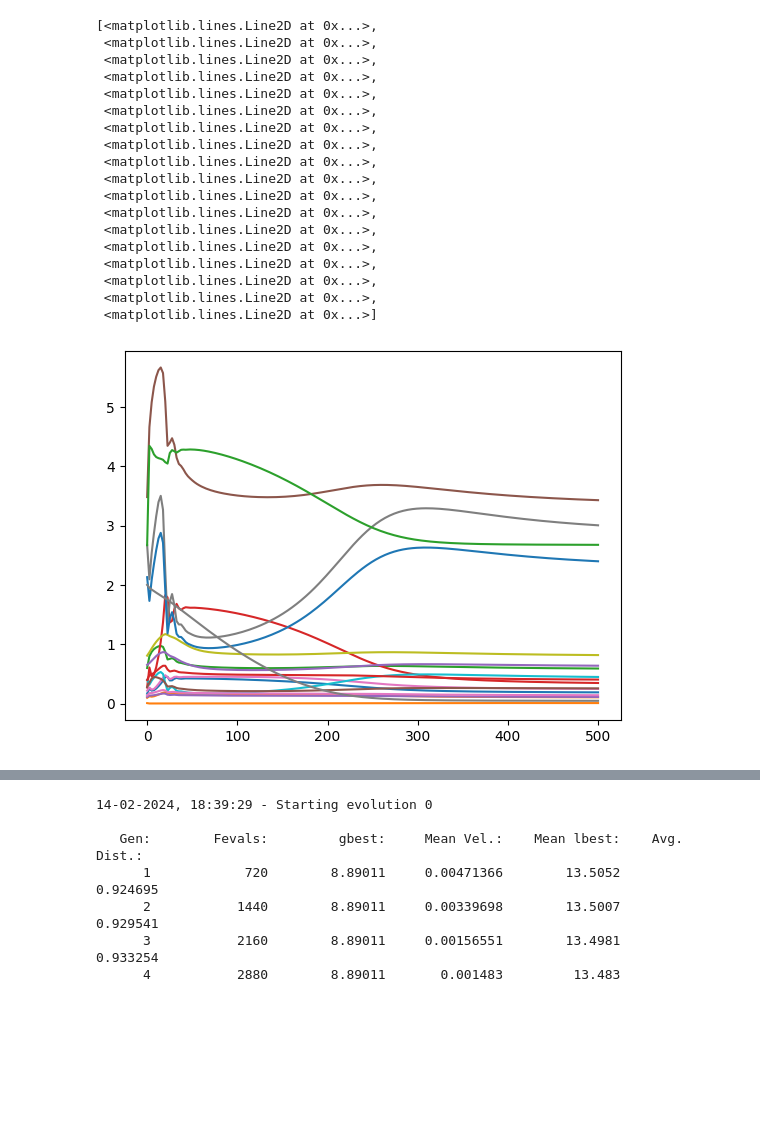
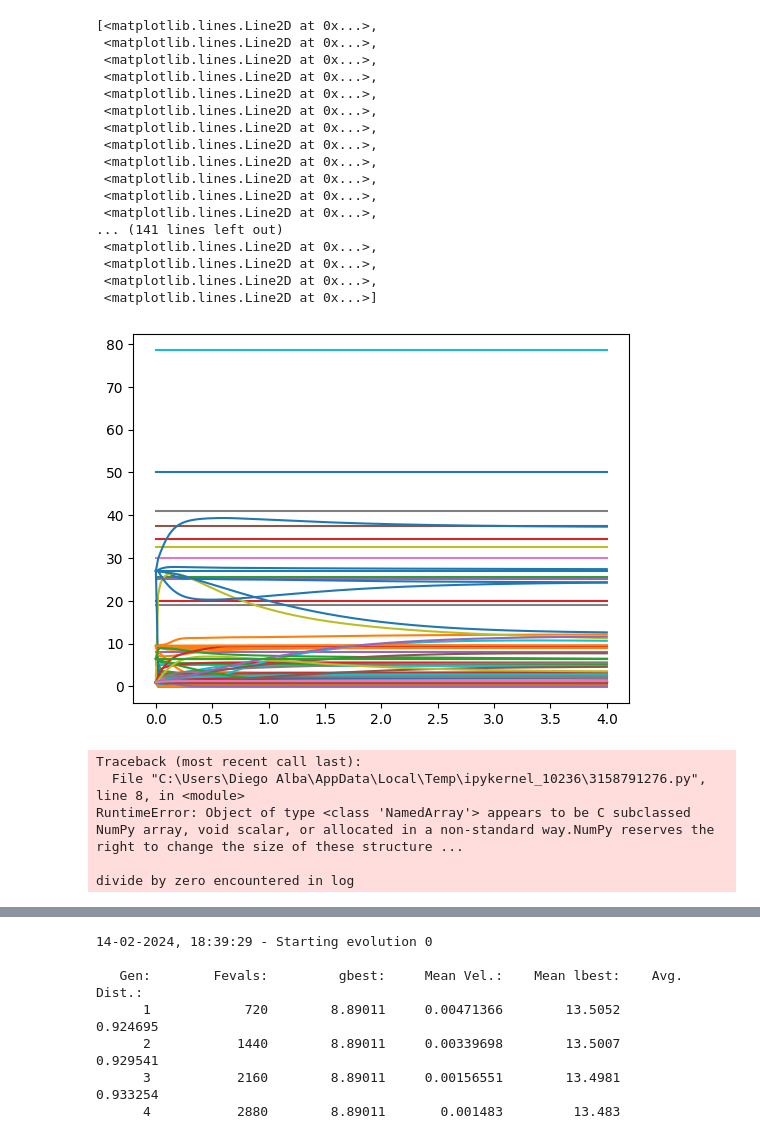
Before and after one commit to carothersresearch/ECFERS, a Jupyter notebook: run_fit_constrain.ipynb, the cells around one changed output, grey strips where cells are left out. Drawn from its saved outputs; the diff is of its cells as text; code cells hidden in the pictures; blank space fills up the shorter version.

Commit message:
SBMLGlobalFit upgrade and placeholder model

```diff
--- a/run_fit_constrain.ipynb
+++ b/run_fit_constrain.ipynb
@@ -5,12 +5,14 @@ import tellurium as te
 import numpy as np
 import pygmo as pg
 import matplotlib.pyplot as plt
+import pandas as pd
+from src.thermo_calculations.equilibrium_constants import keq_from_kegg
 
 # some SBML model
 # modelfile = '/gscratch/cheme/dalba/repos/ECFERS/models/b2.xml'
-modelfile = 'src/frenda_brenda/Examples/model_placeholder.txt'
+modelfile = 'models/model_placeholder.sbml' # filled nan values with 1 for now
 
-r = te.loada(modelfile)
+r = te.loadSBMLModel(modelfile)
 # r = te.loadSBMLModel(r.getParamPromotedSBML(r.getSBML()))
 
 # bin_model = 'model.b'
@@ -94,31 +23,30 @@ array([-1.06452521e+00,  4.64435145e-01, -6.51208269e-02,  5.29555972e-01,
 # %%
 # new_parameter_values = parameter_values*np.random.uniform(0, 1, len(parameter_values))
 # r.model.setGlobalParameterValues(parameter_values)
 
-result = r.simulate(0, 500, 200)
+result = r.simulate(0, 4, 200)
 r.reset()
 plt.plot(result[:,0], result[:,1:])
 #plt.yscale('log')
 # %% [output]
 [<matplotlib.lines.Line2D at 0x...>,
  <matplotlib.lines.Line2D at 0x...>,
  <matplotlib.lines.Line2D at 0x...>,
  <matplotlib.lines.Line2D at 0x...>,
  <matplotlib.lines.Line2D at 0x...>,
  <matplotlib.lines.Line2D at 0x...>,
  <matplotlib.lines.Line2D at 0x...>,
  <matplotlib.lines.Line2D at 0x...>,
  <matplotlib.lines.Line2D at 0x...>,
  <matplotlib.lines.Line2D at 0x...>,
  <matplotlib.lines.Line2D at 0x...>,
  <matplotlib.lines.Line2D at 0x...>,
- <matplotlib.lines.Line2D at 0x...>,
- <matplotlib.lines.Line2D at 0x...>,
+... (141 lines left out)
  <matplotlib.lines.Line2D at 0x...>,
  <matplotlib.lines.Line2D at 0x...>,
  <matplotlib.lines.Line2D at 0x...>,
  <matplotlib.lines.Line2D at 0x...>]
-[figure, old version]
+[figure, new version]
 # %%
 class SBMLGlobalFit:
 
@@ -210,0 +163,27 @@ prob = pg.problem(myprob)
+# %%
+# pick a number of data points to fit to
+settings = {'fit_to_cols':list(np.random.choice(r.getNumFloatingSpecies(),(r.getNumFloatingSpecies()//1),replace=False))}
+settings['fit_to_rows'] = list(map(int, np.linspace(0,199-1,10)))
+settings['simulation'] = {'start':0, 'end':4, 'points':200}
+
+# get all the parameters that can vary
+kinetics_labels = [p for p in r.getGlobalParameterIds() if np.any([k in p for k in ['Km','Kcat','Ki','G1']])]
+species_labels = np.array(r.getFullStoichiometryMatrix().rownames);
+metabolites_index = ['EC' not in label for label in species_labels]
+metabolites_labels = species_labels[metabolites_index]
+parameter_labels = kinetics_labels + list(metabolites_labels)
+parameter_labels.append('rel0') # what are good bounds for this?
+
+# make upper and lower bounds
+upper = [r[i]*10 for i in kinetics_labels] + [r[i]*10 for i in species_labels] + [1000]
+lower = [r[i]/10 for i in kinetics_labels] + [r[i]/10 for i in species_labels] + [10]
+
+# define variables that don't change (dilution factor, biosynthesis metabolites, which enzymes are present)
+
+logKeq_r = np.log([keq_from_kegg(i)['value'] for i in pd.read_csv('src/frenda_brenda/Examples/Reaction_placeholder.csv', index_col=0)['Reaction ID'].values]);
+# %% [output]
+Traceback (most recent call last):
+  File "C:\Users\Diego Alba\AppData\Local\Temp\ipykernel_10236\3158791276.py", line 8, in <module>
+RuntimeError: Object of type <class 'NamedArray'> appears to be C subclassed NumPy array, void scalar, or allocated in a non-standard way.NumPy reserves the right to change the size of these structure ...
+
+divide by zero encountered in log
```
Also changed, not shown: parts of 9 cells of this notebook, 1 other file.
